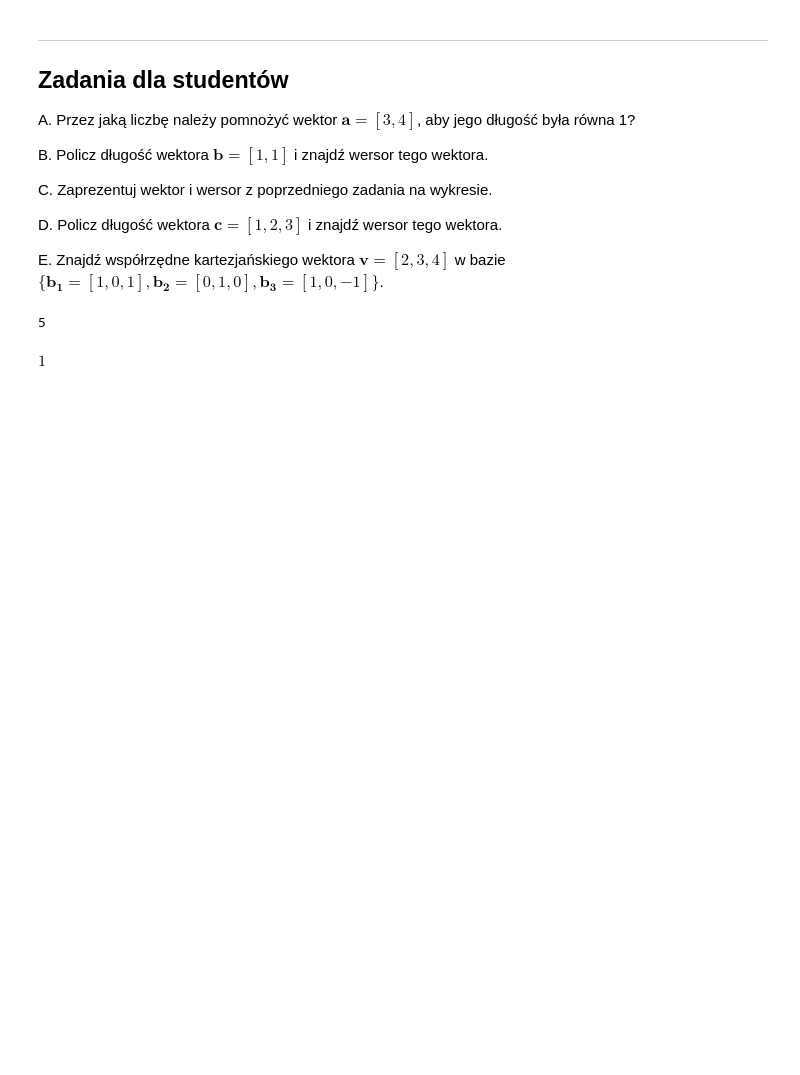
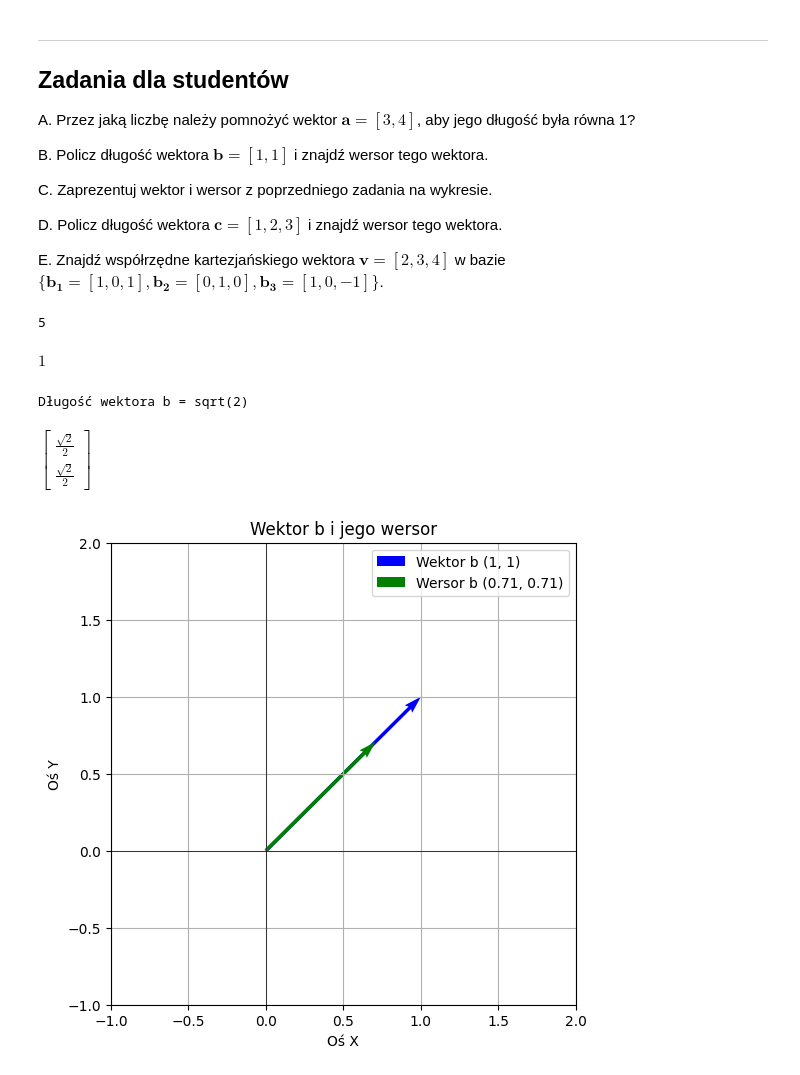
Before and after one commit to Sokolik-data/Math-2024-25-Winter, a Jupyter notebook: Notebooks_PL/01_Algebra_Liniowa/03_Wektory/LA_Wektory_wprowadzenie.ipynb, the cells around one changed output. Drawn from its saved outputs; the diff is of its cells as text; code cells hidden in the pictures; blank space fills up the shorter version.

```diff
--- a/Notebooks_PL/01_Algebra_Liniowa/03_Wektory/LA_Wektory_wprowadzenie.ipynb
+++ b/Notebooks_PL/01_Algebra_Liniowa/03_Wektory/LA_Wektory_wprowadzenie.ipynb
@@ -204,3 +204,53 @@ dlugA1
 # %% [output]
 5
 $\displaystyle 1$
+# %%
+# B
+
+import sympy as sp
+
+a = sp.Matrix([1, 1])
+
+dlug = sp.sqrt(a[0]**2 + a[1]**2)
+print(f"Długość wektora b = {dlug}")
+
+wersor =  a / dlug
+wersor
+# %% [output]
+Długość wektora b = sqrt(2)
+$\displaystyle \left[\begin{matrix}\frac{\sqrt{2}}{2}\\\frac{\sqrt{2}}{2}\end{matrix}\right]$
+# %%
+# C
+
+import numpy as np
+import matplotlib.pyplot as plt
+
+# Definiujemy wektor b jako tablicę (Определяем вектор b как массив)
+b = np.array([1, 1])
+
+# Obliczamy długość wektora b (Обсчитываем длину вектора b)
+dlug = np.sqrt(b[0]**2 + b[1]**2)
+
+# Normalizujemy wektor (znajdujemy wersor) (Нормируем вектор - находим его версор)
+wersor = b / dlug
+
+# Ustawienia wykresu (Настройки графика)
+plt.figure(figsize=(6, 6))
+plt.grid(True)
+plt.axhline(0, color='black', linewidth=0.5)
+plt.axvline(0, color='black', linewidth=0.5)
+
+# Wyświetlanie wektora b i jego wersora (Отображение вектора b и его нормализованной версии - версора)
+plt.quiver(0, 0, b[0], b[1], angles='xy', scale_units='xy', scale=1, color='blue', label='Wektor b (1, 1)')
+plt.quiver(0, 0, wersor[0], wersor[1], angles='xy', scale_units='xy', scale=1, color='green', label=f'Wersor b ({wersor[0]:.2f}, {wersor[1]:.2f})')
+
+# Ustawienia osi i legendy (Настройки осей и легенды)
+plt.xlim(-1, 2)
+plt.ylim(-1, 2)
+plt.xlabel('Oś X')
+plt.ylabel('Oś Y')
+plt.legend()
+plt.title('Wektor b i jego wersor')
+plt.show()
+# %% [output]
+[figure, added]
```
